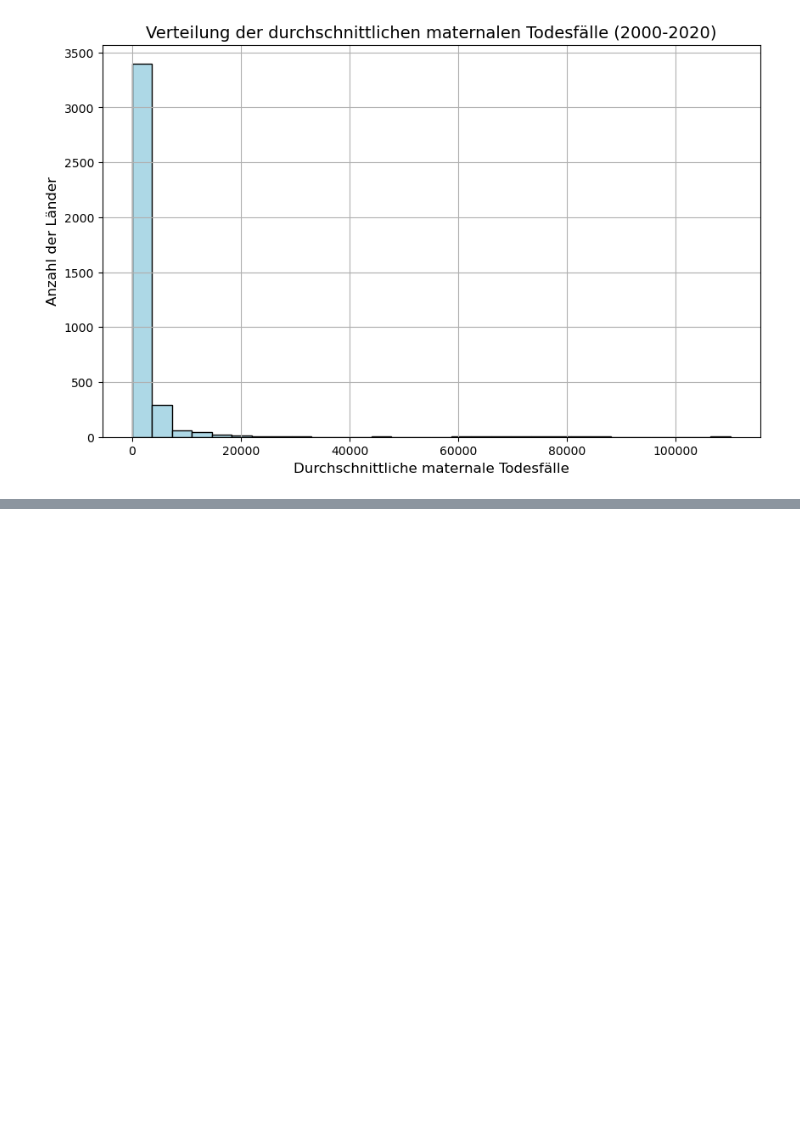
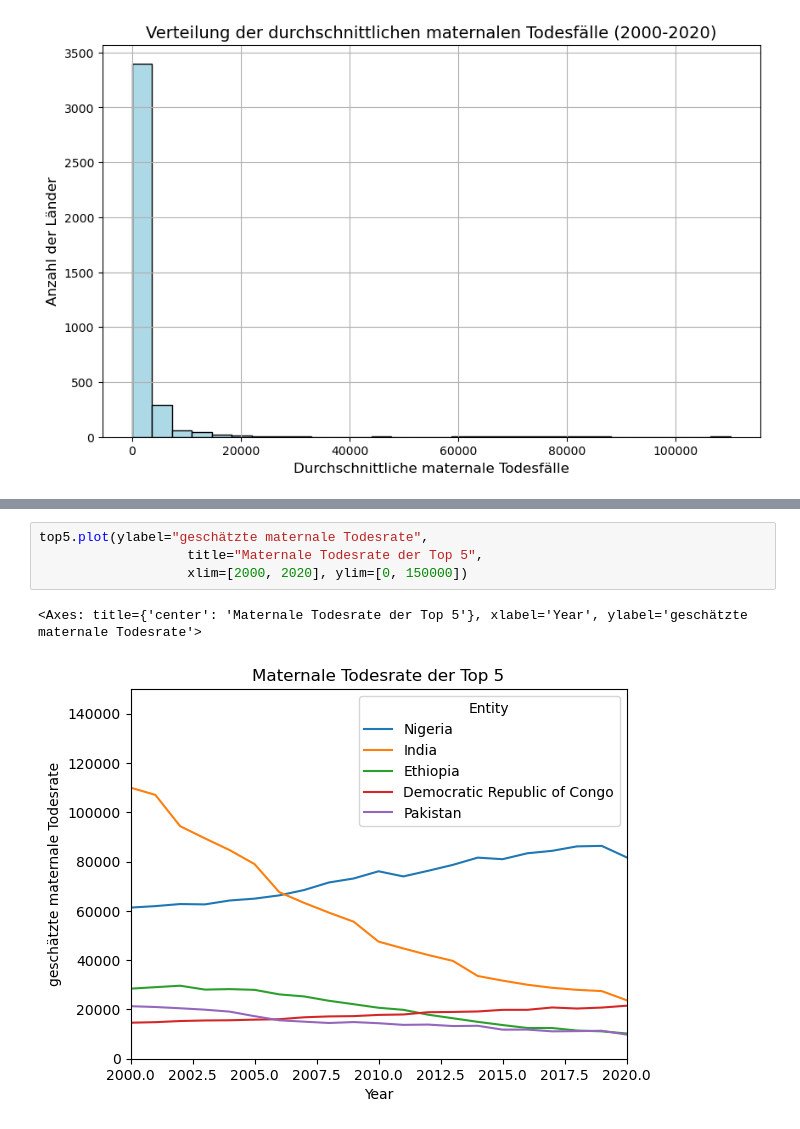
Before and after one commit to naulichi/PandasLN, a Jupyter notebook: Leistungsnachweis_NauliChiara.ipynb, the cells around one changed output, grey strips where cells are left out. Cells and saved outputs as stored; diff of their text form; blank space fills up the shorter version.

```diff
--- a/Leistungsnachweis_NauliChiara.ipynb
+++ b/Leistungsnachweis_NauliChiara.ipynb
@@ -310,0 +318,7 @@ plt.show()
+# %%
+top5.plot(ylabel="geschätzte maternale Todesrate",
+                   title="Maternale Todesrate der Top 5",
+                   xlim=[2000, 2020], ylim=[0, 150000])
+# %% [output]
+<Axes: title={'center': 'Maternale Todesrate der Top 5'}, xlabel='Year', ylabel='geschätzte maternale Todesrate'>
+[figure, added]
```
Also changed, not shown: parts of 4 cells of this notebook.
